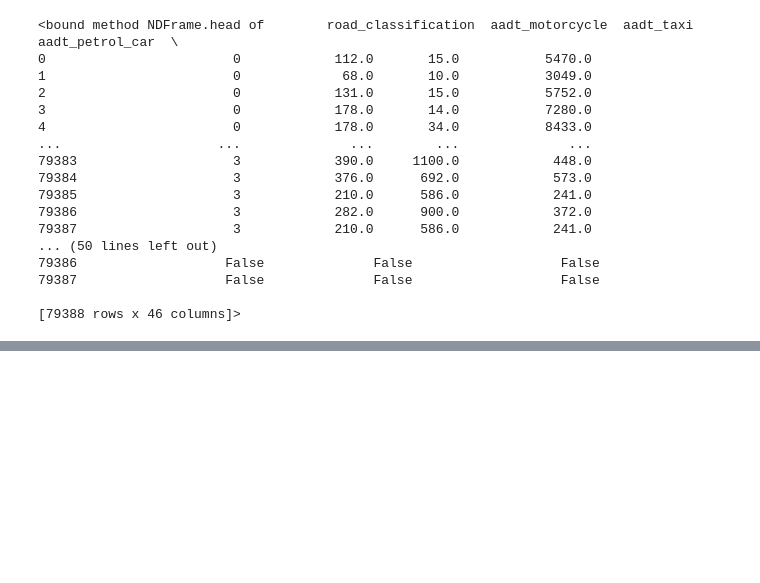
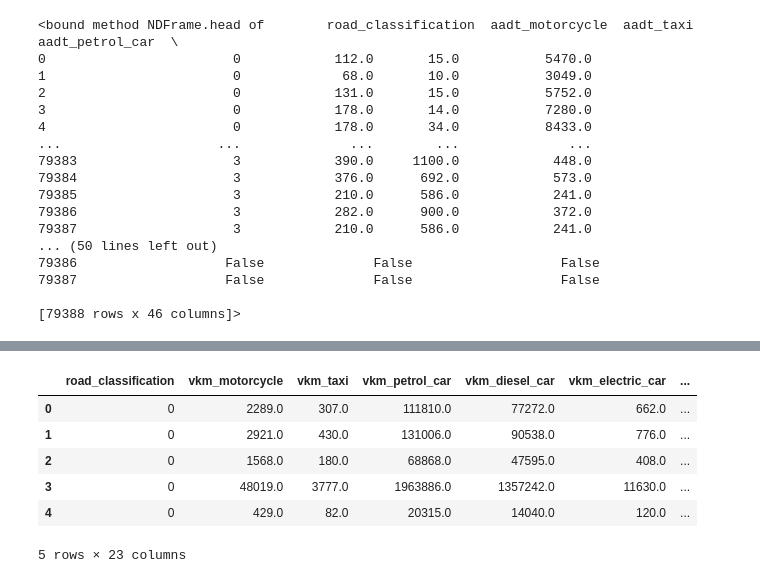
Before and after one commit to osamadev/EmissionsML, a Jupyter notebook: data_exploration_correlation_analysis.ipynb, the cells around one changed output, grey strips where cells are left out. Saved outputs shown, nothing was run; the diff lists cells and outputs as text; code cells hidden in the pictures; blank space fills up the shorter version.

```diff
--- a/data_exploration_correlation_analysis.ipynb
+++ b/data_exploration_correlation_analysis.ipynb
@@ -915,5 +923,32 @@ final_merged_df.head
+# %%
+# load the merged dataframe from the csv file
+final_merged_df = pd.read_csv('final_merged_df.csv')
 # %% [markdown]
 ![green-divider](https://user-images.githubusercontent.com/7065401/52071924-c003ad80-2562-11e9-8297-1c6595f8a7ff.png)
 ## Step 2: Models Implementation
 # %% [markdown]
 ![purple-divider](https://user-images.githubusercontent.com/7065401/52071927-c1cd7100-2562-11e9-908a-dde91ba14e59.png)
+# %%
+# drop columns that are not selected and the target columns
+y = final_merged_df[['co2_avg', 'pm10_avg', 'pm25_avg', 'no2_avg']]
+X = final_merged_df.drop(columns=['co2_avg', 'pm10_avg', 'pm25_avg', 'no2_avg'])
+
+# drop aadt columns and keep vkm columns as they are highly correlated. vkm is calculated using aadt and speed columns
+X.drop(columns=['aadt_motorcycle', 'aadt_taxi',
+       'aadt_petrol_car', 'aadt_diesel_car', 'aadt_electric_car',
+       'aadt_petrol_phv', 'aadt_diesel_phv', 'aadt_electric_phv',
+       'aadt_petrol_lgv', 'aadt_diesel_lgv', 'aadt_electric_lgv',
+       'aadt_hgvs_rigid_2_axles', 'aadt_hgvs_rigid_3_axles',
+       'aadt_hgvs_rigid_4_or_more_axles', 'aadt_hgvs_articulated_3_to_4_axles',
+       'aadt_hgvs_articulated_5_axles', 'aadt_hgvs_articulated_6_axles',
+       'aadt_buses', 'aadt_coaches'], inplace=True)
+# %%
+X.head()
+# %% [output]
+|  | road_classification | vkm_motorcycle | vkm_taxi | vkm_petrol_car | vkm_diesel_car | vkm_electric_car | ... |
+| 0 | 0 | 2289.0 | 307.0 | 111810.0 | 77272.0 | 662.0 | ... |
+| 1 | 0 | 2921.0 | 430.0 | 131006.0 | 90538.0 | 776.0 | ... |
+| 2 | 0 | 1568.0 | 180.0 | 68868.0 | 47595.0 | 408.0 | ... |
+| 3 | 0 | 48019.0 | 3777.0 | 1963886.0 | 1357242.0 | 11630.0 | ... |
+| 4 | 0 | 429.0 | 82.0 | 20315.0 | 14040.0 | 120.0 | ... |
+5 rows × 23 columns
```
Also changed, not shown: parts of 11 cells of this notebook, 5 other files.
